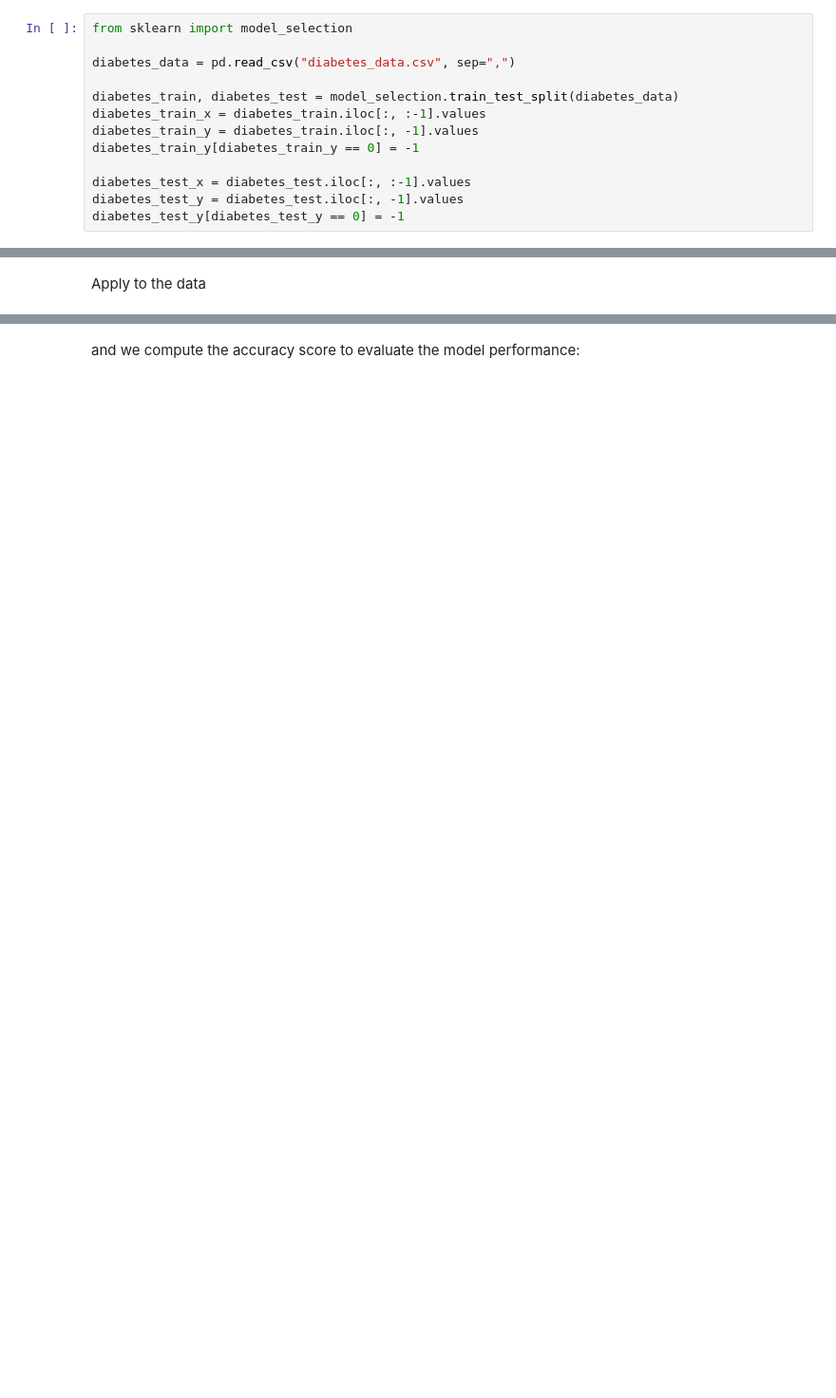
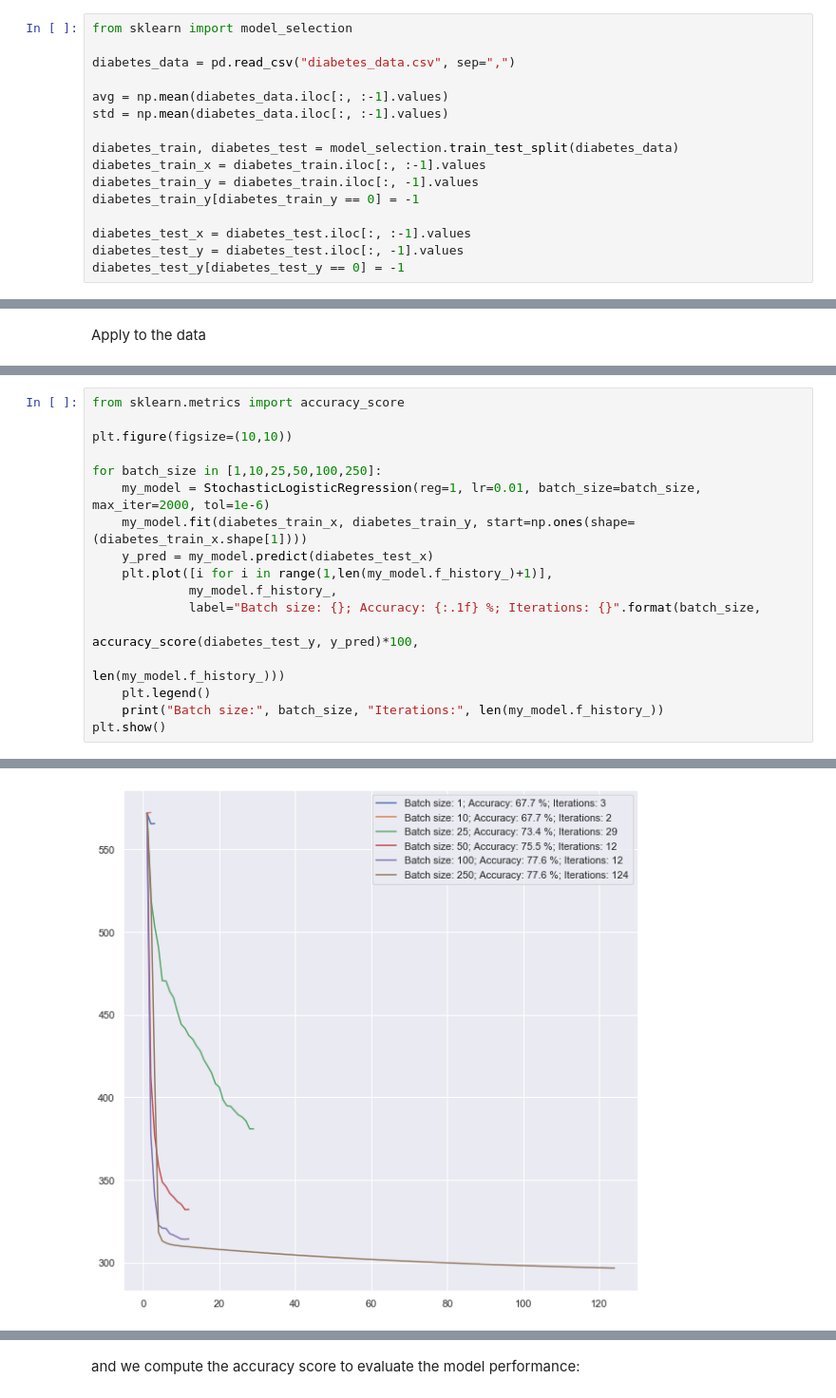
Before and after one commit to EmmanuelJhno/AML-labs, a Jupyter notebook: Cours 4 - TP/l3_Brandeis_Jehanno.ipynb, the cells around one changed output, grey strips where cells are left out. Shown at 95% size. Saved outputs shown, nothing was run; the diff lists cells and outputs as text; blank space fills up the shorter version.

Commit message:
TP4 - plot loss for varying batch sizes

```diff
--- a/Cours 4 - TP/l3_Brandeis_Jehanno.ipynb
+++ b/Cours 4 - TP/l3_Brandeis_Jehanno.ipynb
@@ -18,6 +18,9 @@ We import the dataset that we are going to use, an indian dataset including in t
 from sklearn import model_selection
 
 diabetes_data = pd.read_csv("diabetes_data.csv", sep=",")
+
+avg = np.mean(diabetes_data.iloc[:, :-1].values)
+std = np.mean(diabetes_data.iloc[:, :-1].values)
 
 diabetes_train, diabetes_test = model_selection.train_test_split(diabetes_data)
 diabetes_train_x = diabetes_train.iloc[:, :-1].values
@@ -225,0 +380,18 @@ y_pred = my_model.predict(diabetes_test_x)
+# %%
+from sklearn.metrics import accuracy_score
+
+plt.figure(figsize=(10,10))
+
+for batch_size in [1,10,25,50,100,250]:
+    my_model = StochasticLogisticRegression(reg=1, lr=0.01, batch_size=batch_size, max_iter=2000, tol=1e-6)
+    my_model.fit(diabetes_train_x, diabetes_train_y, start=np.ones(shape=(diabetes_train_x.shape[1])))
+    y_pred = my_model.predict(diabetes_test_x)
+    plt.plot([i for i in range(1,len(my_model.f_history_)+1)],
+             my_model.f_history_,
+             label="Batch size: {}; Accuracy: {:.1f} %; Iterations: {}".format(batch_size,
+                                                                              accuracy_score(diabetes_test_y, y_pred)*100,
+                                                                              len(my_model.f_history_)))
+    plt.legend()
+    print("Batch size:", batch_size, "Iterations:", len(my_model.f_history_))
+plt.show()
+# %% [output]
@@ -225,0 +404 @@ y_pred = my_model.predict(diabetes_test_x)
+[figure, added]
```
Also changed, not shown: parts of 14 cells of this notebook.
